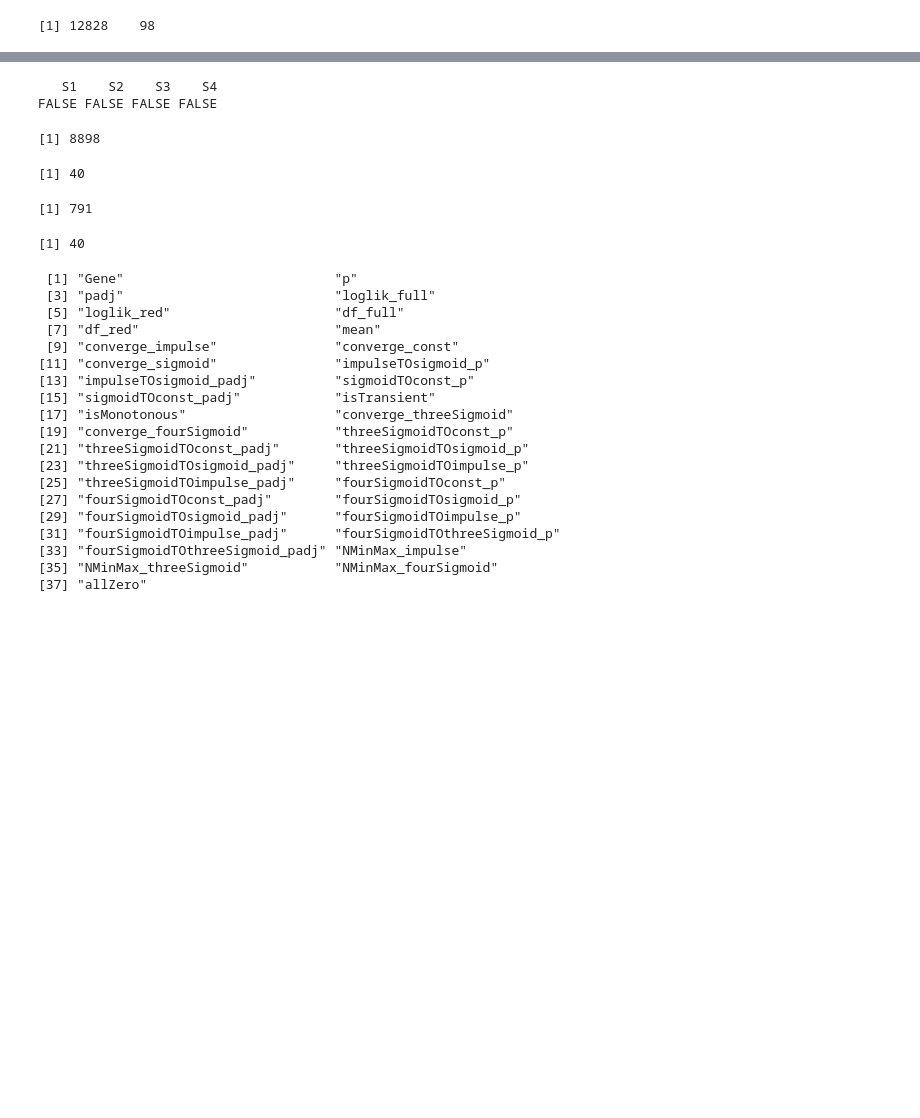
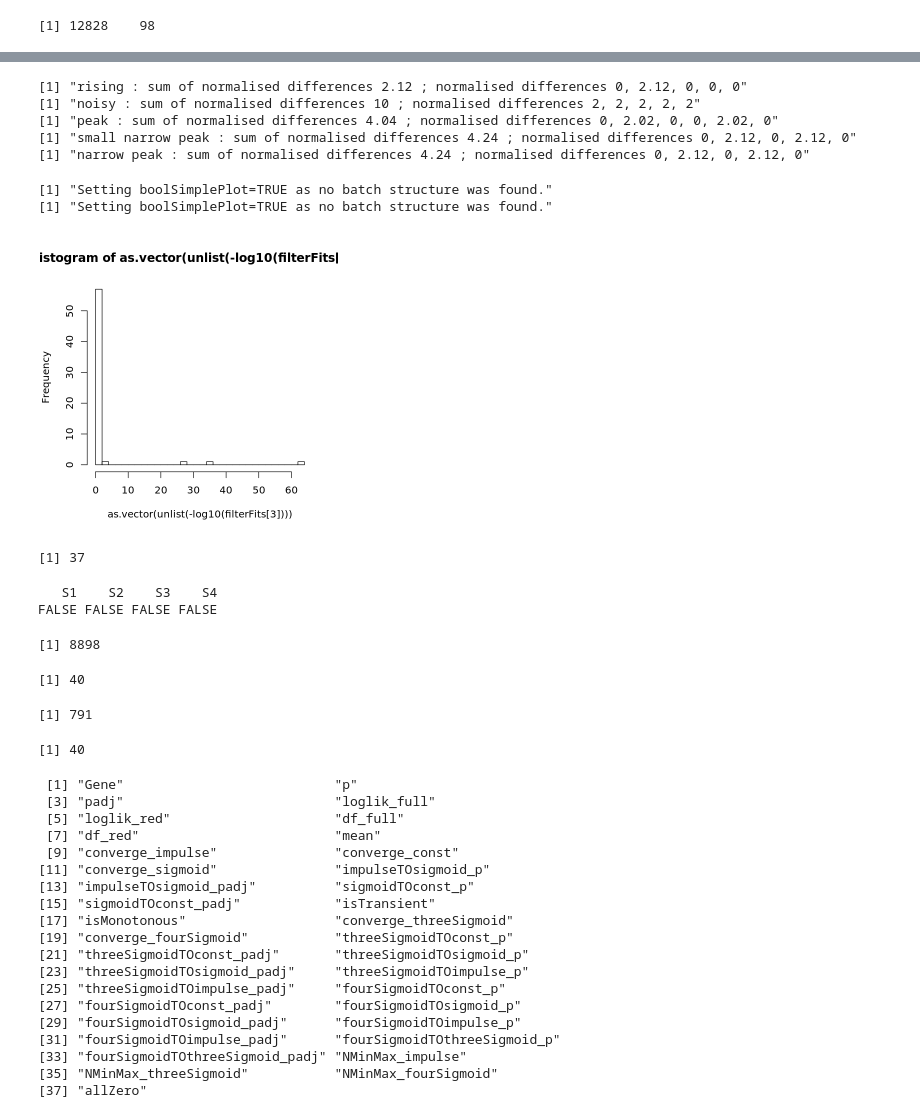
Before and after one commit to biolab/baylor-dicty, a Jupyter notebook: stages_DE/disag_genes_extendedImpulse.R.ipynb, the cells around one changed output, grey strips where cells are left out. Cells and saved outputs as stored; diff of their text form; code cells hidden in the pictures; blank space fills up the shorter version.

```diff
--- a/stages_DE/disag_genes_extendedImpulse.R.ipynb
+++ b/stages_DE/disag_genes_extendedImpulse.R.ipynb
@@ -527,0 +524,3 @@ strNameRefMethod = NULL,model='fourSigmoid')
+# %%
+filterFits<-filterByFits(result_ref=result_ref,result_case=result_case,
+                         fits_ref=fits_ref,fits_case=fits_case, vecGeneIDs=vecPlotGenes)
@@ -528,3 +669,59 @@ strNameRefMethod = NULL,model='fourSigmoid')
+# %%
+# Try to implement a simpler gene selection based on the sum of differences between neighbouring samples
+absDiff<-function(vec){
+    diff=abs(head(vec,length(vec)-1)-tail(vec,length(vec)-1))
+    return(diff)
+}
+
+# Example gene expression profiles
+examples=list('rising'=c(0,0,3,3,3,3), 'noisy'=c(0,3,0,3,0,3),
+              'peak'=c(0,0,3,3,3,0,0),'small narrow peak'=c(0,0,1,1,0,0),
+              'narrow peak'=c(0,0,3,3,0,0))
+for (example_name in names(examples)){
+    example=examples[[example_name]]
+    # Calculate absolute differences between the time points and normalise by standard deviation (biased)
+    exampleSd<-sd(example)*sqrt((length(example)-1)/length(example))
+    normDiff<-rollapply(example, 2, absDiff)/exampleSd
+    # Sum of normalised differences
+    print(paste(example_name,': sum of normalised differences',round(sum(normDiff),2),
+                '; normalised differences',paste(round(normDiff,2),collapse=', ')))
+}
+# %% [output]
+[1] "rising : sum of normalised differences 2.12 ; normalised differences 0, 2.12, 0, 0, 0"
+[1] "noisy : sum of normalised differences 10 ; normalised differences 2, 2, 2, 2, 2"
+[1] "peak : sum of normalised differences 4.04 ; normalised differences 0, 2.02, 0, 0, 2.02, 0"
+[1] "small narrow peak : sum of normalised differences 4.24 ; normalised differences 0, 2.12, 0, 2.12, 0"
+[1] "narrow peak : sum of normalised differences 4.24 ; normalised differences 0, 2.12, 0, 2.12, 0"
+# %%
+plots_ref<-plotGenesExtended(
+vecGeneIDs = vecPlotGenesSub[1:10],
+scaNTopIDs = NULL,
+objectImpulseDE2 = impulse_ref,
+boolCaseCtrl = FALSE,
+dirOut = NULL,
+strFileName = NULL,
+vecRefPval = NULL,
+strNameRefMethod = NULL,model='fourSigmoid')
+plots_case<-plotGenesExtended(
+vecGeneIDs =vecPlotGenesSub,
+scaNTopIDs = NULL,
+objectImpulseDE2 = impulse_case,
+boolCaseCtrl = FALSE,
+dirOut = NULL,
+strFileName = NULL,
+vecRefPval = NULL,
+strNameRefMethod = NULL,model='fourSigmoid')
+# %% [output]
+[1] "Setting boolSimplePlot=TRUE as no batch structure was found."
+[1] "Setting boolSimplePlot=TRUE as no batch structure was found."
+# %%
+hist(as.vector(unlist(-log10(filterFits[3]))),breaks =40)
+# %% [output]
+[figure, added]
+# %%
+sum(is.na(as.vector(unlist(-log10(filterFits[3])))))
+# %% [output]
+[1] 37
 # %%
 unlist(as.vector((df[1,])))
 # %% [output]
```
Also changed, not shown: parts of 65 cells of this notebook.
